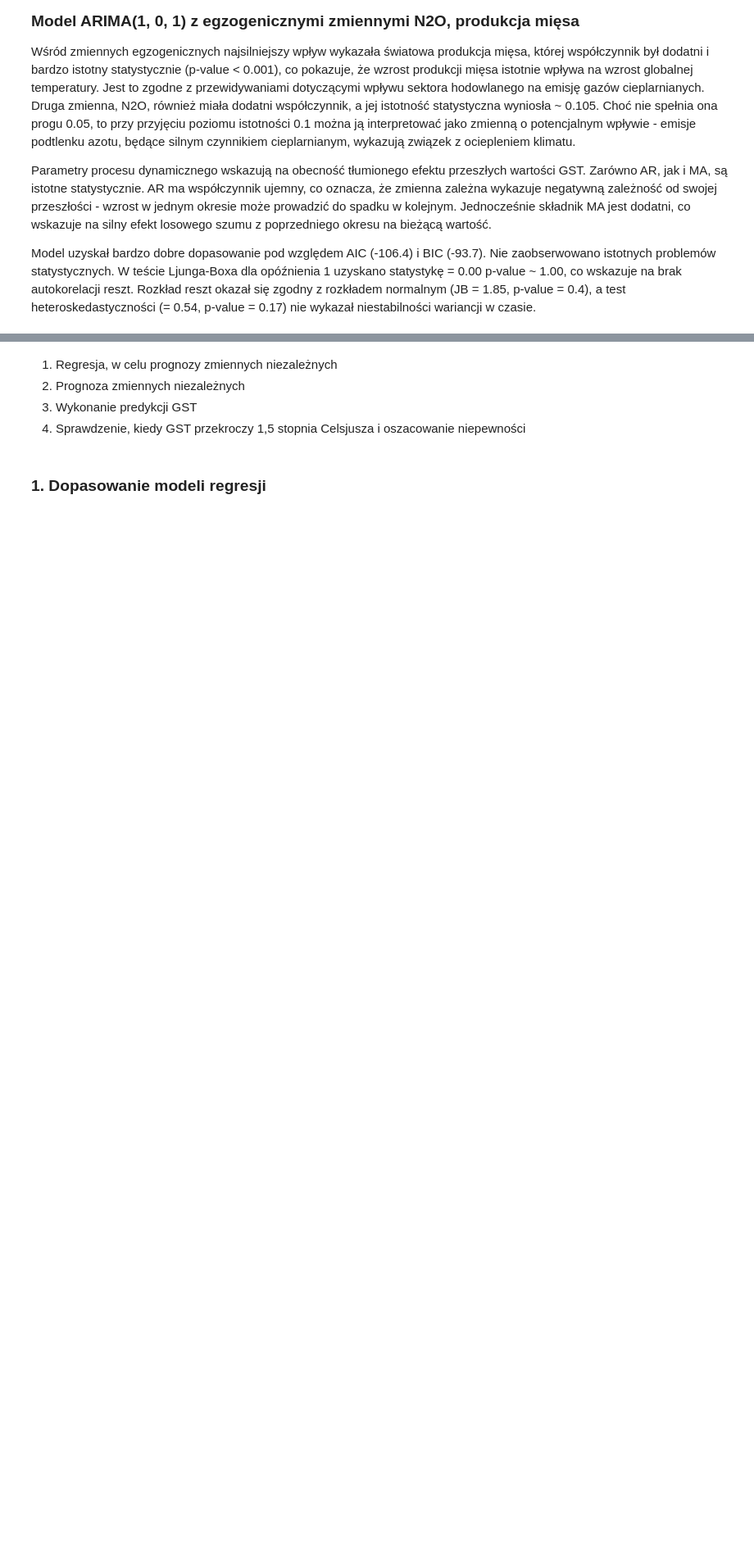
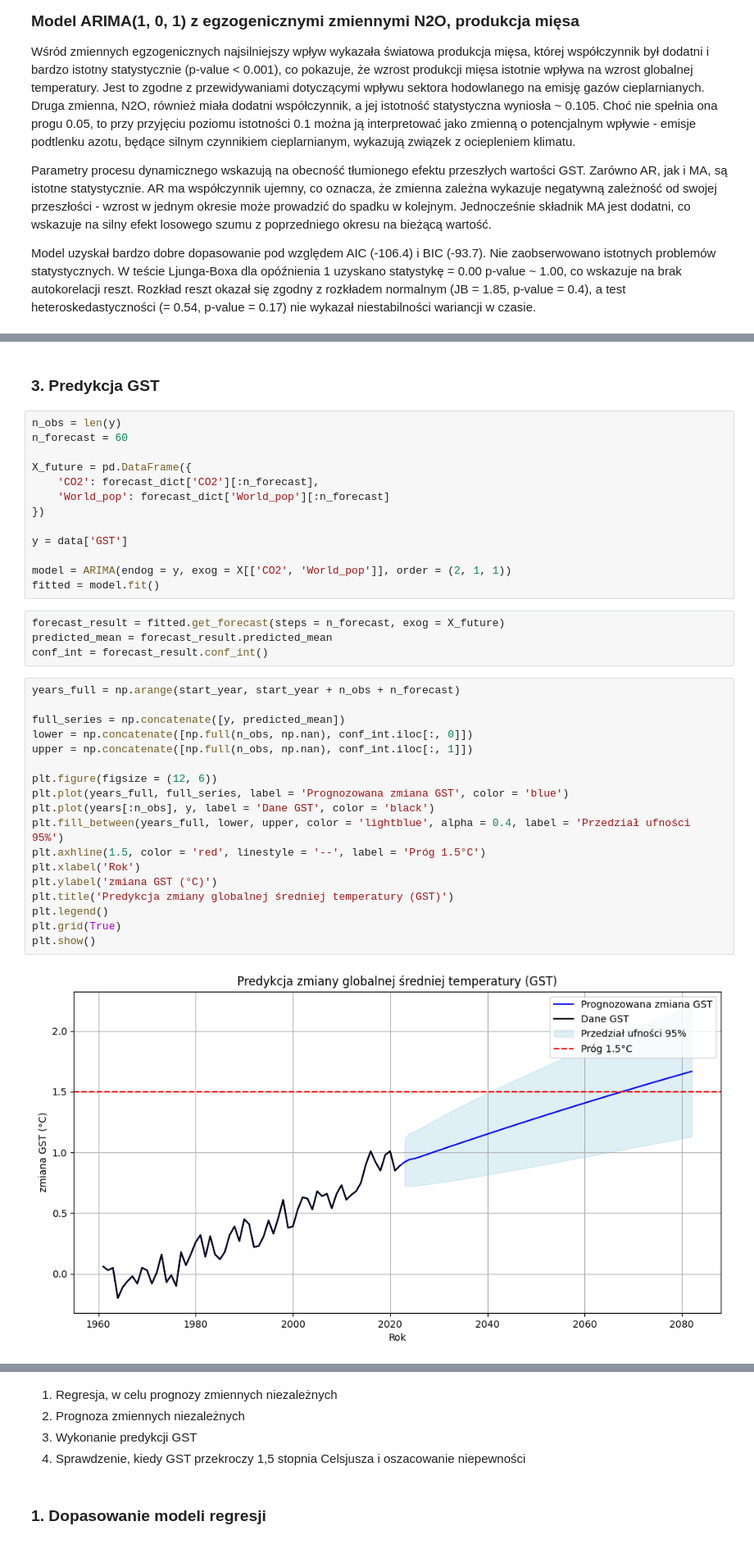
Before and after one commit to Joanna-Maslankiewicz/Analityka-Gospodarcza-sem2, a Jupyter notebook: Python/Projekt/projekt.ipynb, the cells around one changed output, grey strips where cells are left out. Shown at 82% size. Saved outputs shown, nothing was run; the diff lists cells and outputs as text; blank space fills up the shorter version.

```diff
--- a/Python/Projekt/projekt.ipynb
+++ b/Python/Projekt/projekt.ipynb
@@ -661,0 +810,39 @@ Model uzyskał bardzo dobre dopasowanie pod względem AIC (-106.4) i BIC (-93.7)
+# %% [markdown]
+### 3. Predykcja GST
+# %%
+n_obs = len(y)
+n_forecast = 60
+
+X_future = pd.DataFrame({
+    'CO2': forecast_dict['CO2'][:n_forecast],
+    'World_pop': forecast_dict['World_pop'][:n_forecast]
+})
+
+y = data['GST']
+
+model = ARIMA(endog = y, exog = X[['CO2', 'World_pop']], order = (2, 1, 1))
+fitted = model.fit()
+# %%
+forecast_result = fitted.get_forecast(steps = n_forecast, exog = X_future)
+predicted_mean = forecast_result.predicted_mean
+conf_int = forecast_result.conf_int()
+# %%
+years_full = np.arange(start_year, start_year + n_obs + n_forecast)
+
+full_series = np.concatenate([y, predicted_mean])
+lower = np.concatenate([np.full(n_obs, np.nan), conf_int.iloc[:, 0]])
+upper = np.concatenate([np.full(n_obs, np.nan), conf_int.iloc[:, 1]])
+
+plt.figure(figsize = (12, 6))
+plt.plot(years_full, full_series, label = 'Prognozowana zmiana GST', color = 'blue')
+plt.plot(years[:n_obs], y, label = 'Dane GST', color = 'black')
+plt.fill_between(years_full, lower, upper, color = 'lightblue', alpha = 0.4, label = 'Przedział ufności 95%')
+plt.axhline(1.5, color = 'red', linestyle = '--', label = 'Próg 1.5°C')
+plt.xlabel('Rok')
+plt.ylabel('zmiana GST (°C)')
+plt.title('Predykcja zmiany globalnej średniej temperatury (GST)')
+plt.legend()
+plt.grid(True)
+plt.show()
+# %% [output]
+[figure, added]
```
Also changed, not shown: parts of 24 cells of this notebook.
